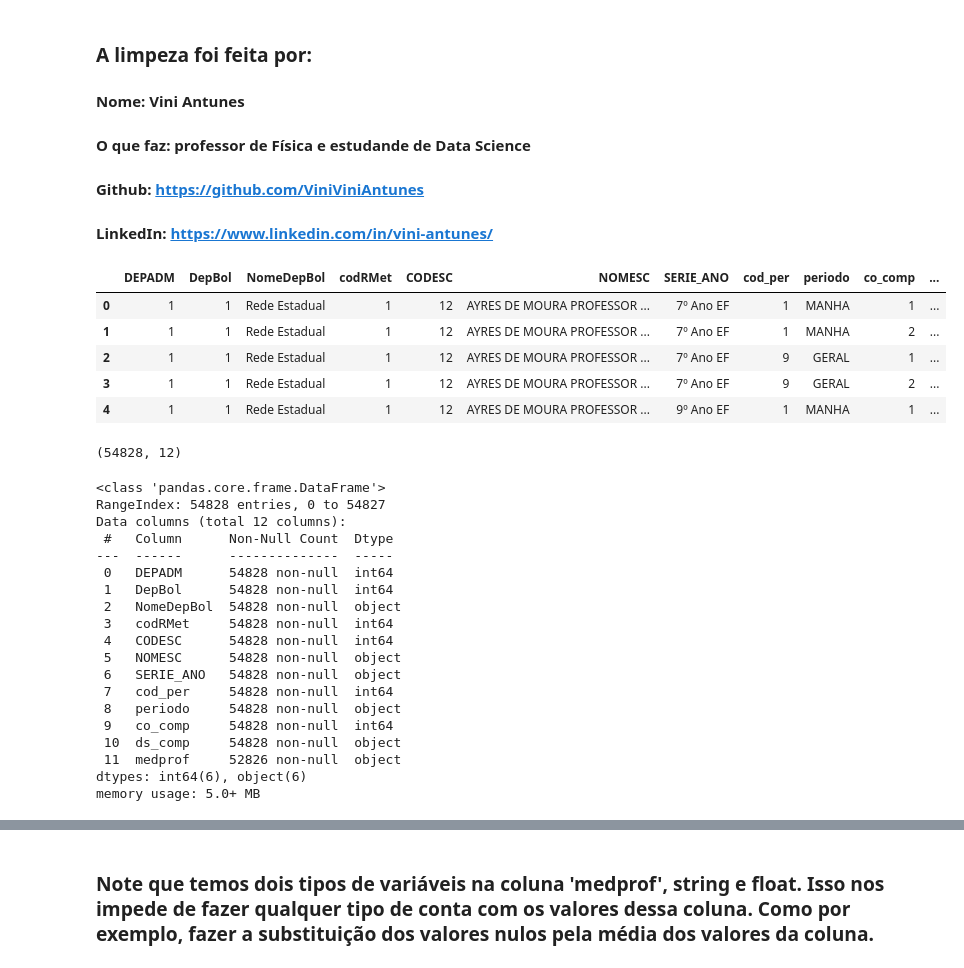
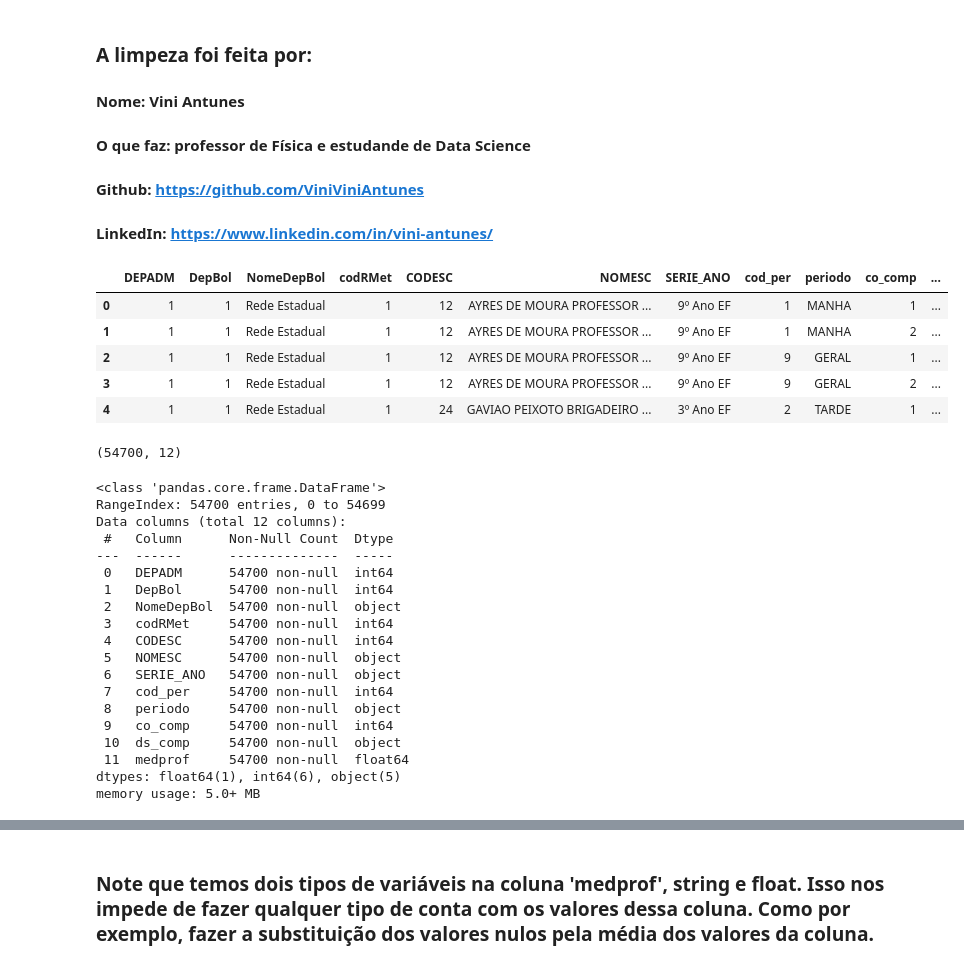
Before and after one commit to ViniViniAntunes/Fazendo-uma-limpeza-em-uma-dataset-da-Secretaria-da-Educacao-do-Estado-de-Sao-Paulo., a Jupyter notebook: limpeza_em_dataset.ipynb, the cells around one changed output, grey strips where cells are left out. Cells and saved outputs as stored; diff of their text form; code cells hidden in the pictures.

```diff
--- a/limpeza_em_dataset.ipynb
+++ b/limpeza_em_dataset.ipynb
@@ -21,45 +21,45 @@ import warnings
 warnings.filterwarnings(action='ignore')
 # %%
 # Baixando o .csv e colocando em uma variável
-# Apenas no arquivo 'SARESP_escolas_2018.csv', é preciso acrescentar o parâmetro encoding='latin-1'
-saresp = pd.read_csv('SARESP_escolas_2015.csv', sep=';')
+# Apenas no arquivo 'SARESP_escolas_2018.csv', é preciso trocar o parâmetro 'encoding' de 'utf-8' para 'latin-1'
+saresp = pd.read_csv('SARESP_escolas_2016.csv', sep=';', encoding='utf-8')
 
 # Visualizando os 5 primeiros linhas do DataFrame
 saresp.head(5)
 # %% [output]
 |  | DEPADM | DepBol | NomeDepBol | codRMet | CODESC | NOMESC | SERIE_ANO | cod_per | periodo | co_comp | ... |
-| 0 | 1 | 1 | Rede Estadual | 1 | 12 | AYRES DE MOURA PROFESSOR ... | 7º Ano EF | 1 | MANHA | 1 | ... |
-| 1 | 1 | 1 | Rede Estadual | 1 | 12 | AYRES DE MOURA PROFESSOR ... | 7º Ano EF | 1 | MANHA | 2 | ... |
-| 2 | 1 | 1 | Rede Estadual | 1 | 12 | AYRES DE MOURA PROFESSOR ... | 7º Ano EF | 9 | GERAL | 1 | ... |
-| 3 | 1 | 1 | Rede Estadual | 1 | 12 | AYRES DE MOURA PROFESSOR ... | 7º Ano EF | 9 | GERAL | 2 | ... |
-| 4 | 1 | 1 | Rede Estadual | 1 | 12 | AYRES DE MOURA PROFESSOR ... | 9º Ano EF | 1 | MANHA | 1 | ... |
+| 0 | 1 | 1 | Rede Estadual | 1 | 12 | AYRES DE MOURA PROFESSOR ... | 9º Ano EF | 1 | MANHA | 1 | ... |
+| 1 | 1 | 1 | Rede Estadual | 1 | 12 | AYRES DE MOURA PROFESSOR ... | 9º Ano EF | 1 | MANHA | 2 | ... |
+| 2 | 1 | 1 | Rede Estadual | 1 | 12 | AYRES DE MOURA PROFESSOR ... | 9º Ano EF | 9 | GERAL | 1 | ... |
+| 3 | 1 | 1 | Rede Estadual | 1 | 12 | AYRES DE MOURA PROFESSOR ... | 9º Ano EF | 9 | GERAL | 2 | ... |
+| 4 | 1 | 1 | Rede Estadual | 1 | 24 | GAVIAO PEIXOTO BRIGADEIRO ... | 3º Ano EF | 2 | TARDE | 1 | ... |
 # %%
 # Mostrando o tamanho do DataFrame
 saresp.shape
 # %% [output]
-(54828, 12)
+(54700, 12)
 # %%
 # Observando quantos dados nulos tem o DataFrame
 saresp.info()
 # %% [output]
 <class 'pandas.core.frame.DataFrame'>
-RangeIndex: 54828 entries, 0 to 54827
+RangeIndex: 54700 entries, 0 to 54699
 Data columns (total 12 columns):
  #   Column      Non-Null Count  Dtype
 ---  ------      --------------  -----
- 0   DEPADM      54828 non-null  int64
- 1   DepBol      54828 non-null  int64
- 2   NomeDepBol  54828 non-null  object
- 3   codRMet     54828 non-null  int64
- 4   CODESC      54828 non-null  int64
- 5   NOMESC      54828 non-null  object
- 6   SERIE_ANO   54828 non-null  object
- 7   cod_per     54828 non-null  int64
- 8   periodo     54828 non-null  object
- 9   co_comp     54828 non-null  int64
- 10  ds_comp     54828 non-null  object
- 11  medprof     52826 non-null  object
-dtypes: int64(6), object(6)
+ 0   DEPADM      54700 non-null  int64
+ 1   DepBol      54700 non-null  int64
+ 2   NomeDepBol  54700 non-null  object
+ 3   codRMet     54700 non-null  int64
+ 4   CODESC      54700 non-null  int64
+ 5   NOMESC      54700 non-null  object
+ 6   SERIE_ANO   54700 non-null  object
+ 7   cod_per     54700 non-null  int64
+ 8   periodo     54700 non-null  object
+ 9   co_comp     54700 non-null  int64
+ 10  ds_comp     54700 non-null  object
+ 11  medprof     54700 non-null  float64
+dtypes: float64(1), int64(6), object(5)
 memory usage: 5.0+ MB
 # %%
 # Observando quantos dados nulos tem o DataFrame de forma mais clara
```
Also changed, not shown: parts of 10 cells of this notebook.
